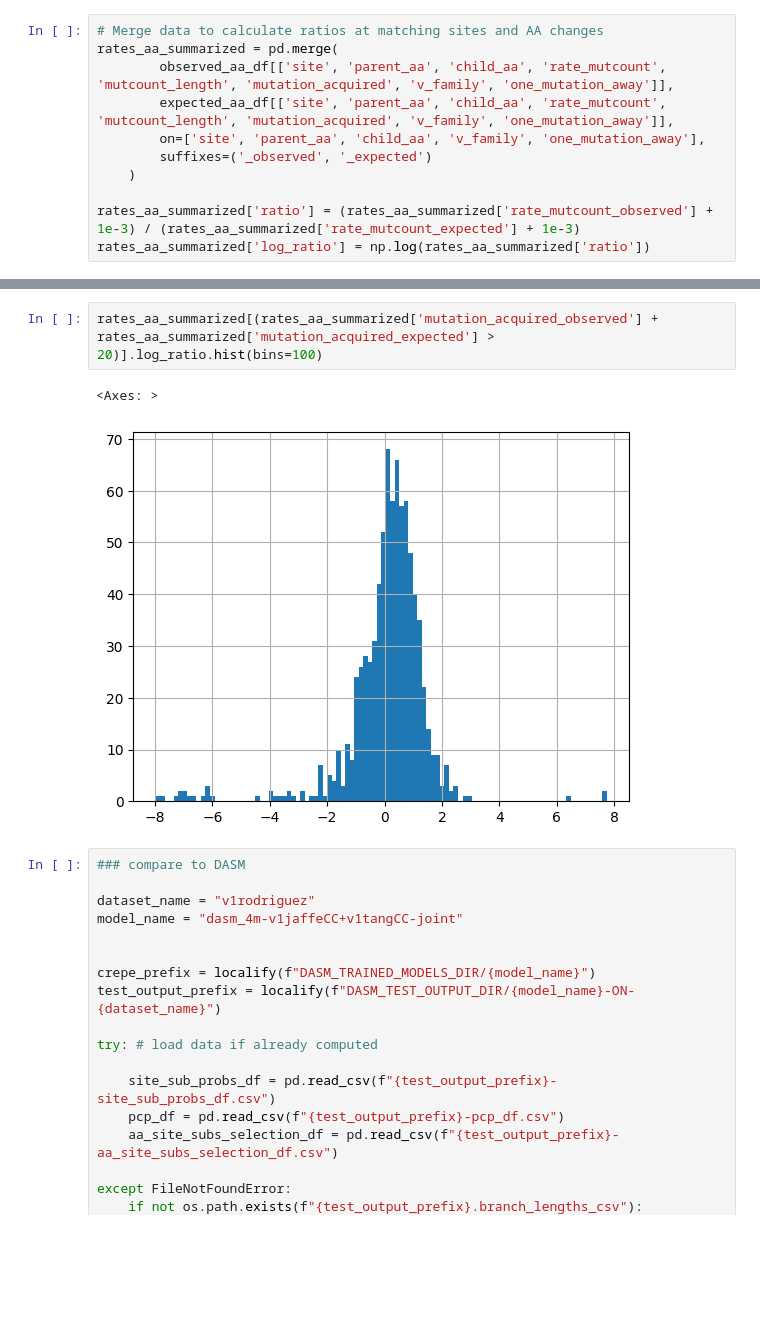
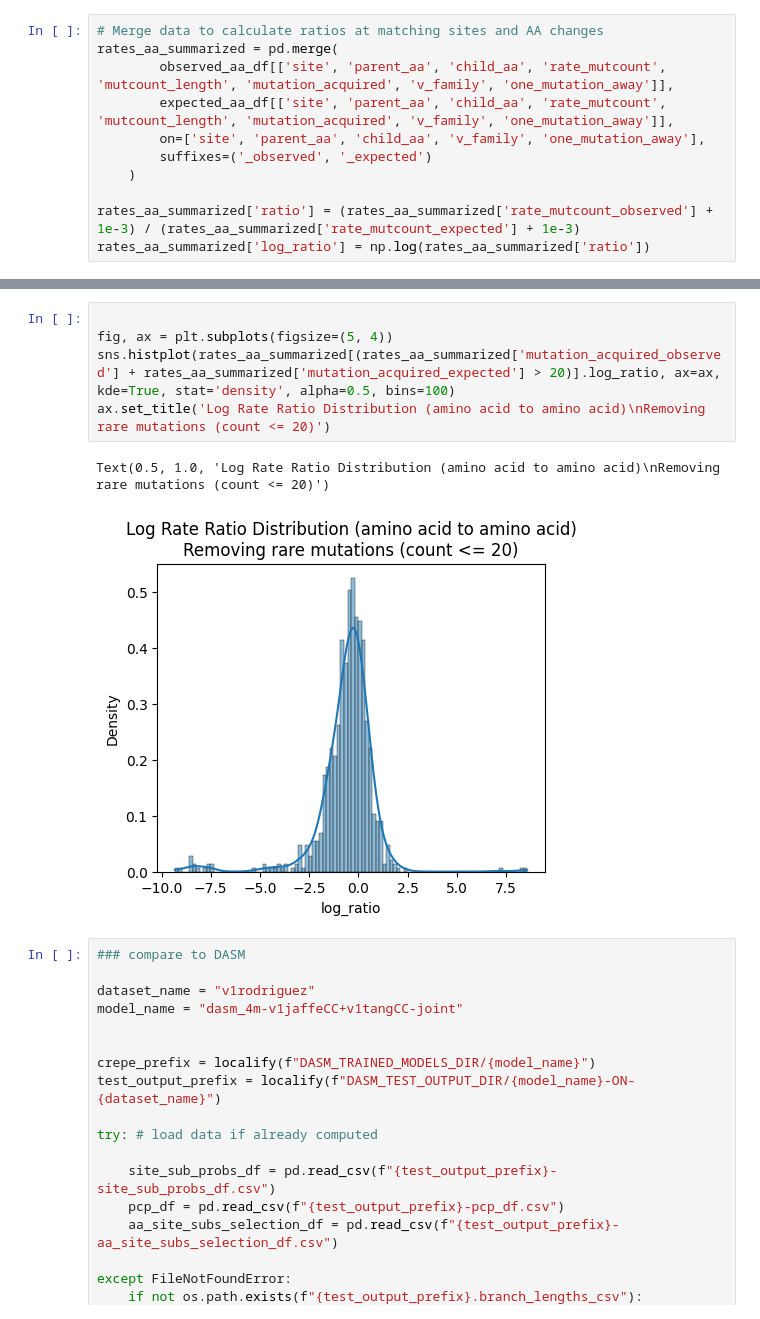
Before and after one commit to matsengrp/dasm-epistasis-experiments, a Jupyter notebook: rates_analysis_productive_non_productive_fix.ipynb, the cells around one changed output, grey strips where cells are left out. Saved outputs shown, nothing was run; the diff lists cells and outputs as text; blank space fills up the shorter version.

```diff
--- a/rates_analysis_productive_non_productive_fix.ipynb
+++ b/rates_analysis_productive_non_productive_fix.ipynb
@@ -1051,9 +1021,12 @@ rates_aa_summarized
 10127 rows × 13 columns
-# %%
-rates_aa_summarized[(rates_aa_summarized['mutation_acquired_observed'] + rates_aa_summarized['mutation_acquired_expected'] > 20)].log_ratio.hist(bins=100)
-# %% [output]
-<Axes: >
-[figure, removed]
+# %%
+
+fig, ax = plt.subplots(figsize=(5, 4))
+sns.histplot(rates_aa_summarized[(rates_aa_summarized['mutation_acquired_observed'] + rates_aa_summarized['mutation_acquired_expected'] > 20)].log_ratio, ax=ax, kde=True, stat='density', alpha=0.5, bins=100)
+ax.set_title('Log Rate Ratio Distribution (amino acid to amino acid)\nRemoving rare mutations (count <= 20)')
+# %% [output]
+Text(0.5, 1.0, 'Log Rate Ratio Distribution (amino acid to amino acid)\nRemoving rare mutations (count <= 20)')
+[figure, added]
 # %%
 ### compare to DASM
 
```
Also changed, not shown: parts of 18 cells of this notebook.
